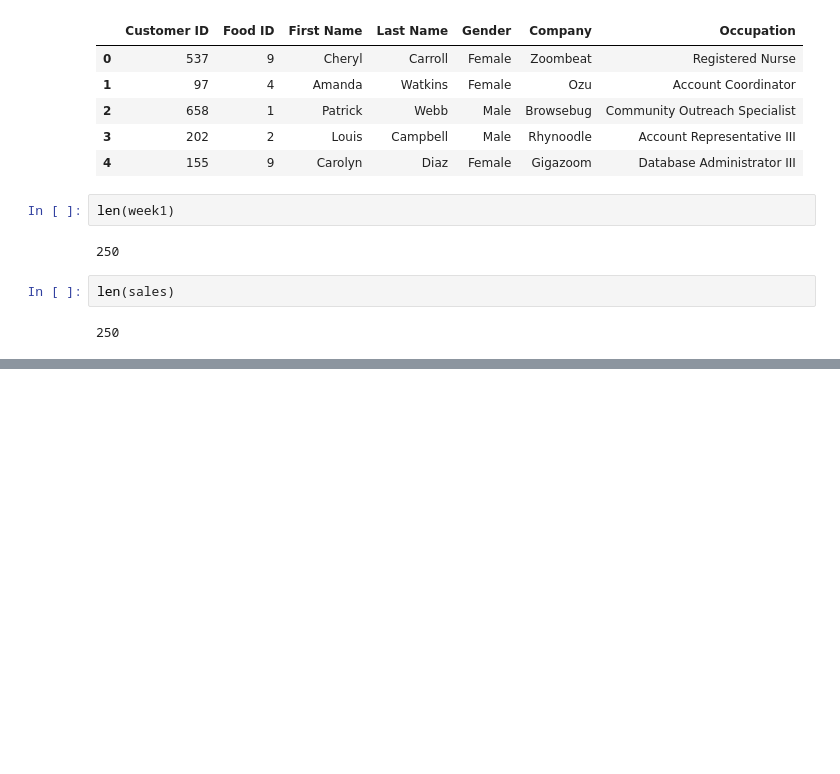
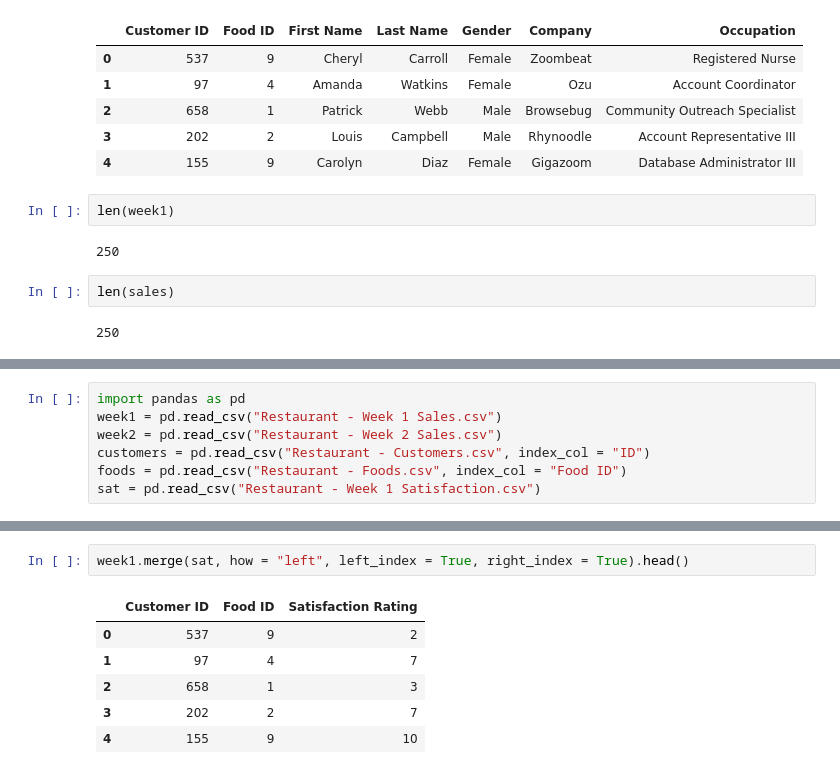
Before and after one commit to YoheiKo/DA_with_pandas_udemy, a Jupyter notebook: merging_joining.ipynb, the cells around one changed output, grey strips where cells are left out. Drawn from its saved outputs; the diff is of its cells as text; blank space fills up the shorter version.

```diff
--- a/merging_joining.ipynb
+++ b/merging_joining.ipynb
@@ -574,0 +602,7 @@ sales2.head()
+# %%
+import pandas as pd
+week1 = pd.read_csv("Restaurant - Week 1 Sales.csv")
+week2 = pd.read_csv("Restaurant - Week 2 Sales.csv")
+customers = pd.read_csv("Restaurant - Customers.csv", index_col = "ID")
+foods = pd.read_csv("Restaurant - Foods.csv", index_col = "Food ID")
+sat = pd.read_csv("Restaurant - Week 1 Satisfaction.csv")
@@ -574,0 +627,9 @@ sales2.head()
+# %%
+week1.merge(sat, how = "left", left_index = True, right_index = True).head()
+# %% [output]
+|  | Customer ID | Food ID | Satisfaction Rating |
+| 0 | 537 | 9 | 2 |
+| 1 | 97 | 4 | 7 |
+| 2 | 658 | 1 | 3 |
+| 3 | 202 | 2 | 7 |
+| 4 | 155 | 9 | 10 |
```
Also changed, not shown: parts of 13 cells of this notebook.
